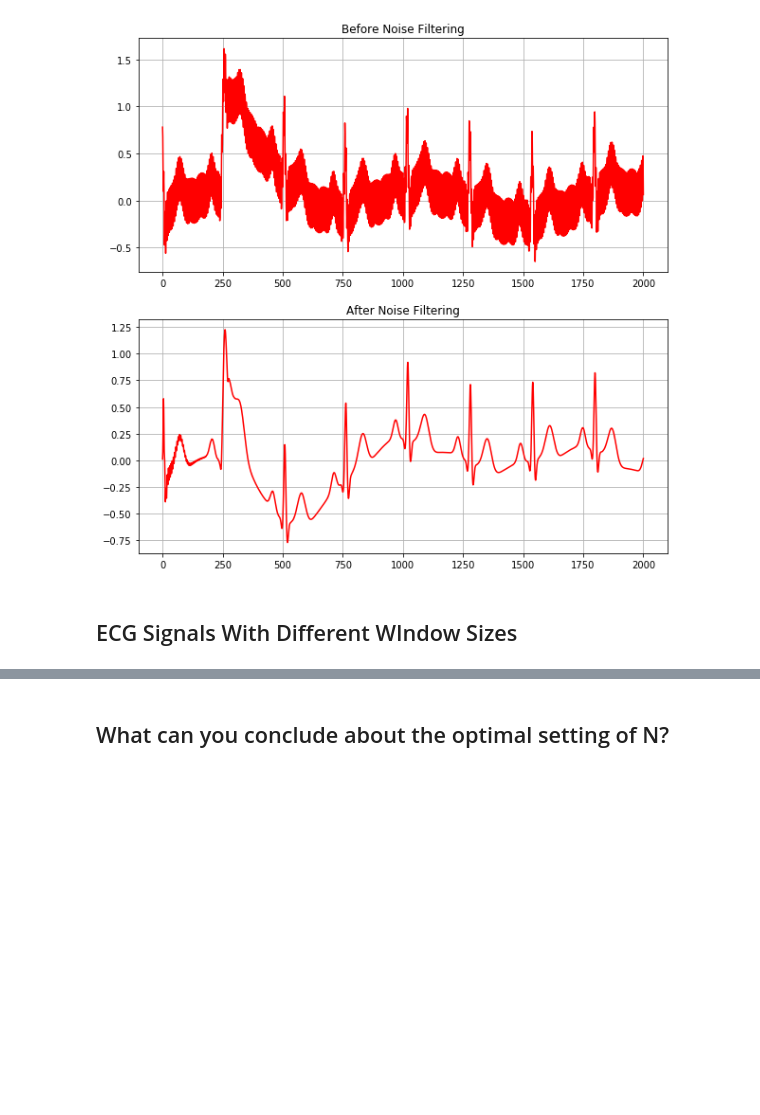
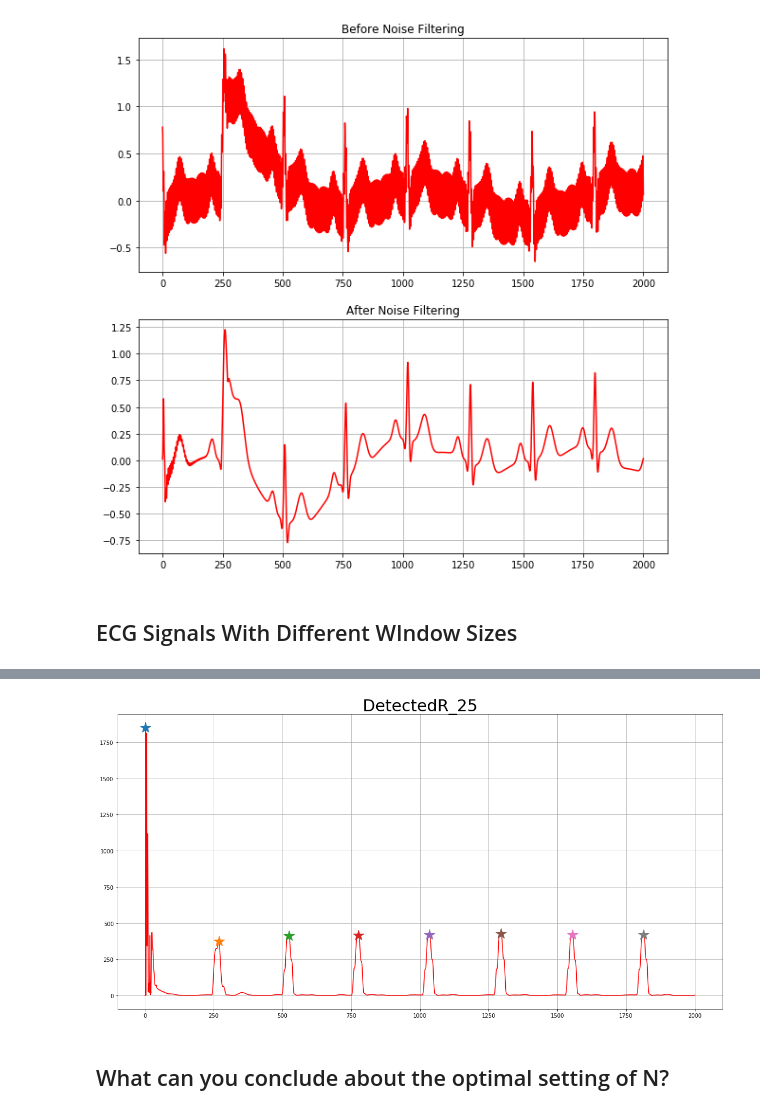
Before and after one commit to karifsn/Biomedical-Engineering, a Jupyter notebook: Assignment#1.ipynb, the cells around one changed output, grey strips where cells are left out. Cells and saved outputs as stored; diff of their text form; code cells hidden in the pictures; blank space fills up the shorter version.

```diff
--- a/Assignment#1.ipynb
+++ b/Assignment#1.ipynb
@@ -104,3 +79,9 @@ def R_peaks_indices(signals, T):
+# %%
+def R_peaks(signals, peak_indices):
+    R_peaks = []
+    for index in peak_indices:
+        R_peaks.append(signals[index])
+    return R_peaks
 # %%
 def RR_intervals(signals, RR_indexes):
     RR_intervals = []
@@ -208,3 +183,14 @@ plt.show()
+# %%
+smooth_filtered_25 = smooth_filtered_25[0:2000]
+RR25_figure, RR25_ax = plt.subplots(figsize=(20, 10))
+RR25_ax.plot(time,smooth_filtered_25, color='red')
+RR25_ax.set_title('DetectedR_25', fontsize= 30)
+RR25_ax.grid()
+for i, v in enumerate(smooth_filtered_25):
+        if v in R25_peaks:
+            plt.plot(time[i]-0.4, v+0.01,  marker='*', markersize=20)
+# %% [output]
+[figure, added]
 # %% [markdown]
 ## What can you conclude about the optimal setting of N?
 # %% [markdown]
```
Also changed, not shown: parts of 22 cells of this notebook.
